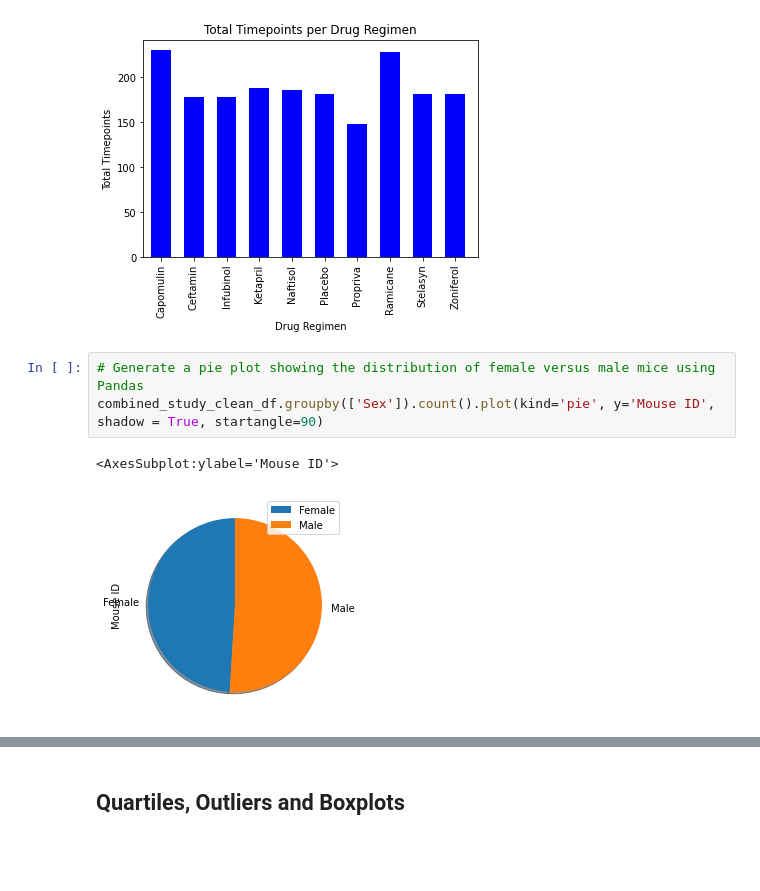
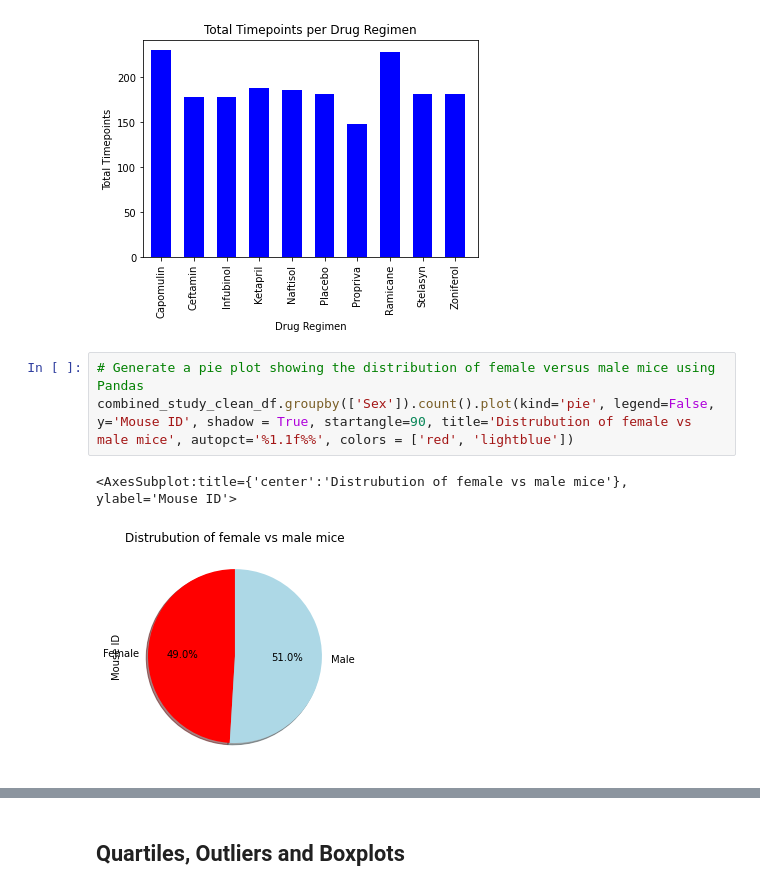
Before and after one commit to jillpeloquin13/Matplotlib, a Jupyter notebook: Pymaceuticals_main.ipynb, the cells around one changed output, grey strips where cells are left out. Drawn from its saved outputs; the diff is of its cells as text; blank space fills up the shorter version.

```diff
--- a/Pymaceuticals_main.ipynb
+++ b/Pymaceuticals_main.ipynb
@@ -195,10 +194,10 @@ Text(0, 0.5, 'Total Timepoints')
 [figure]
 # %%
 # Generate a pie plot showing the distribution of female versus male mice using Pandas
-combined_study_clean_df.groupby(['Sex']).count().plot(kind='pie', y='Mouse ID', shadow = True, startangle=90)
+combined_study_clean_df.groupby(['Sex']).count().plot(kind='pie', legend=False, y='Mouse ID', shadow = True, startangle=90, title='Distrubution of female vs male mice', autopct='%1.1f%%', colors = ['red', 'lightblue'])
 # %% [output]
-<AxesSubplot:ylabel='Mouse ID'>
+<AxesSubplot:title={'center':'Distrubution of female vs male mice'}, ylabel='Mouse ID'>
-[figure, old version]
+[figure, new version]
 # %%
 # Generate a pie plot showing the distribution of female versus male mice using pyplot
 Grouped_Gender_df = combined_study_clean_df.groupby(['Sex']).count()
```
Also changed, not shown: parts of 7 cells of this notebook.
